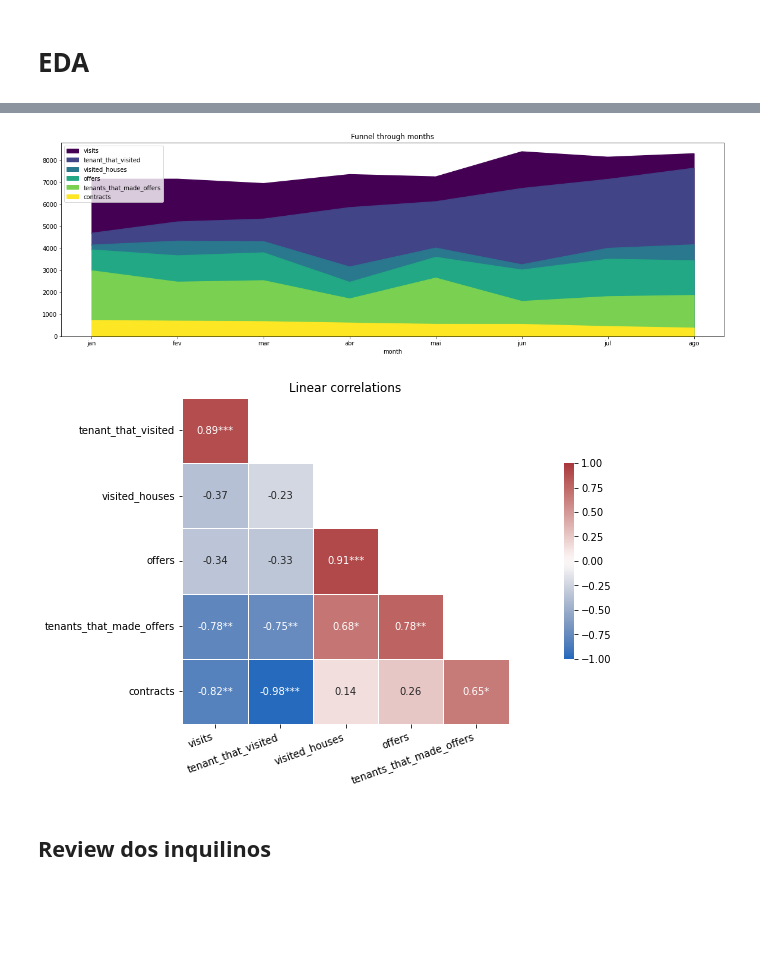
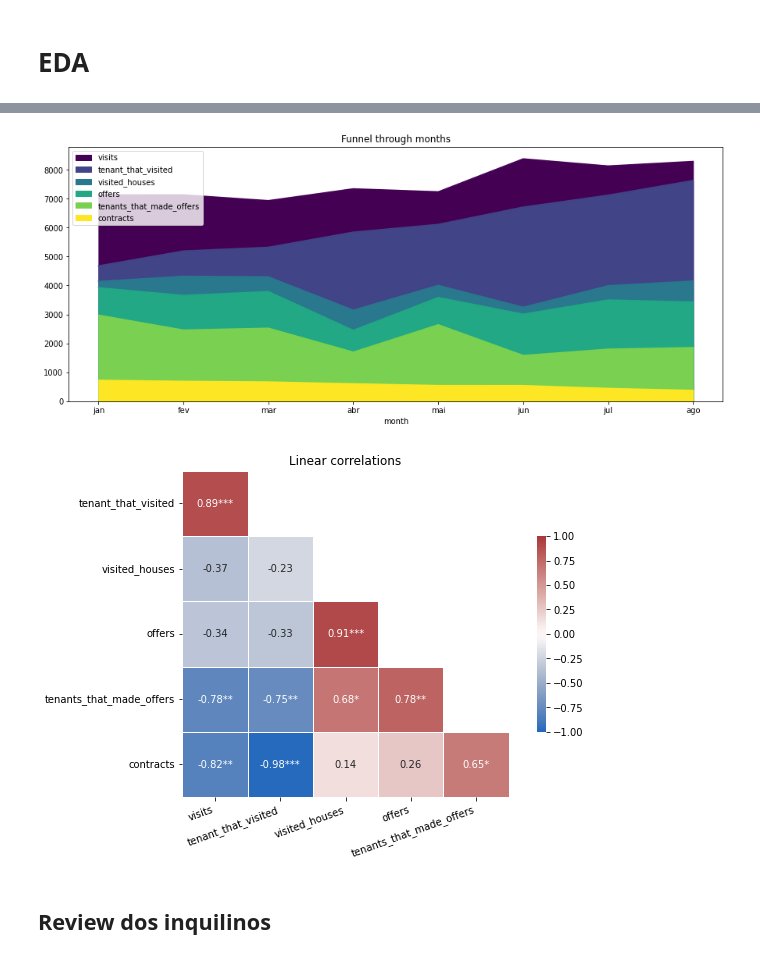
Before and after one commit to andrader/5oandar, a Jupyter notebook: EDA.ipynb, the cells around one changed output, grey strips where cells are left out. Drawn from its saved outputs; the diff is of its cells as text; code cells hidden in the pictures; blank space fills up the shorter version.

```diff
--- a/EDA.ipynb
+++ b/EDA.ipynb
@@ -43,6 +8,11 @@ import psycopg2
 from tqdm.cli import tqdm
 import janitor
 
+import matplotlib.pyplot as plt
+#plt.rcParams['figure.figsize'] = (20, 10)
+plt.rc('figure', figsize=(10,6), facecolor='white')
+#plt.rcParams['axes.facecolor'] = 'white'
+
 # tenant_reviews
 TABLES_NAMES = ['tenant_reviews_clean','visits_contracts','visits_offers_contracts']
 # %%
@@ -260,23 +237,25 @@ Image(fig.to_image())
 # %%
 # dfvisits_offers_contracts
 from plot_corr import plot_corr
-fig, ax = plt.subplots(figsize=(20, 6))
+fig, ax = plt.subplots(figsize=(15, 6))
 # plot1
 dfvisits_offers_contracts_raw.set_index('month').plot.area(ax=ax, title='Funnel through months', stacked=False, alpha=1, cmap='viridis')
-plt.show()
+
+plt.savefig('images/fig03.png')
 # %% [output]
-[figure, old version]
+[figure, new version]
 # %%
 # dfvisits_offers_contracts
 from plot_corr import plot_corr
 
-fig, ax = plt.subplots(figsize=(20, 6))
+fig, ax = plt.subplots()
 
 plot_corr(dfvisits_offers_contracts_raw, ax=ax)
 ax.set_title('Linear correlations')
-plt.show()
+
+plt.savefig('images/fig04.png')
 # %% [output]
-[figure, old version]
+[figure, new version]
 # %% [markdown]
 ## Review dos inquilinos
 # %%
```
Also changed, not shown: parts of 10 cells of this notebook, 10 other files.
